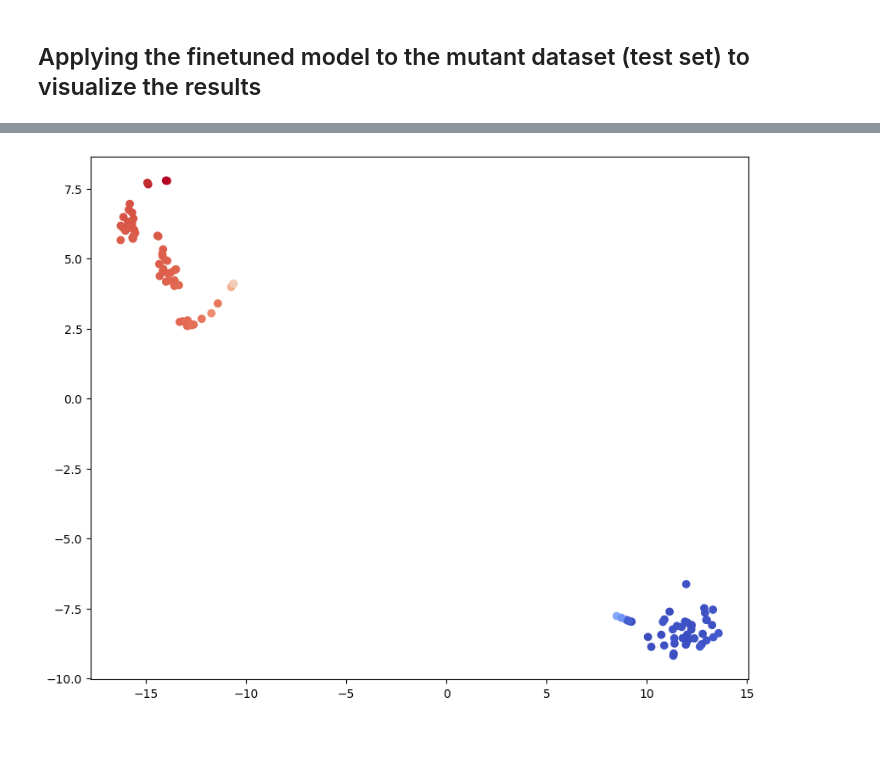
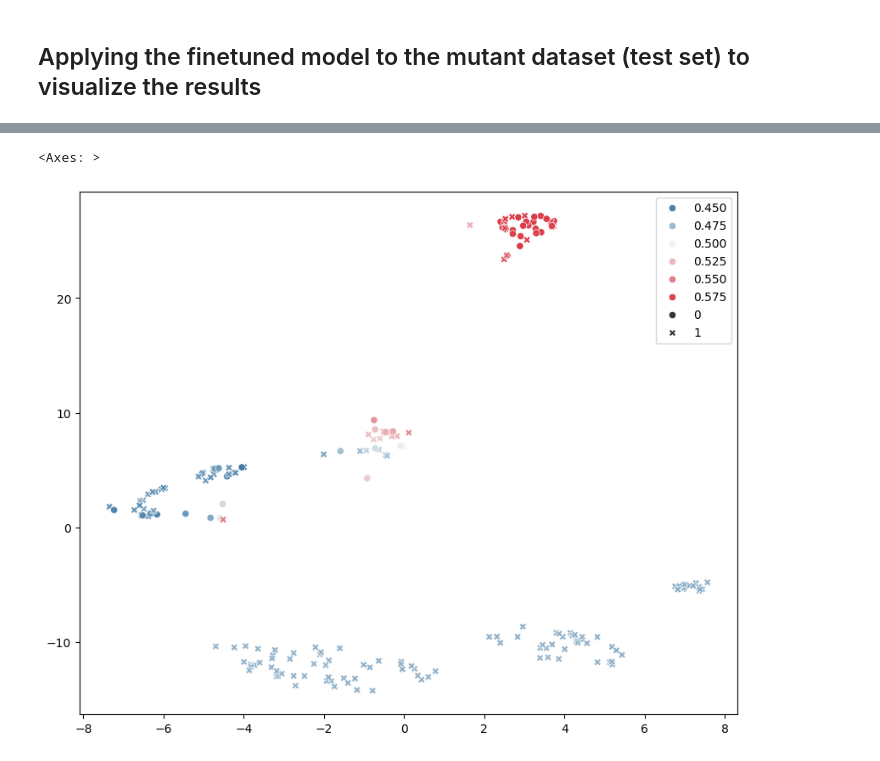
Before and after one commit to kaustubh-amritkar/lora_esm_classification, a Jupyter notebook: analysis/apply_lora_on_esm.ipynb, the cells around one changed output, grey strips where cells are left out. Drawn from its saved outputs; the diff is of its cells as text; code cells hidden in the pictures.

Commit message:
Updated the part for binary activity prediction on mutant dataset

```diff
--- a/analysis/apply_lora_on_esm.ipynb
+++ b/analysis/apply_lora_on_esm.ipynb
@@ -287,8 +280,10 @@ class CustomModel(EsmPreTrainedModel):
 
         return outputs
 # %%
-base_model = CustomModel()
-loaded_model = PeftModel.from_pretrained(base_model, model_path).to(torch.device("cuda:0"))
+device = torch.device("cuda:0" if torch.cuda.is_available() else "cpu")
+
+base_model = CustomModel().to(device)
+loaded_model = PeftModel.from_pretrained(base_model, model_path).to(device)
 loaded_model.eval()
 # Load base_model_path to base_model
 # base_model.load_state_dict(torch.load(model_path))
@@ -316,7 +311,7 @@ PeftModelForTokenClassification(
 # %%
 loaded_tokenizer = AutoTokenizer.from_pretrained(model_path)
 # %%
-formIII_mutants = combined_dataset.query('LSU_id.str.startswith("Anc3")')
-formIII_seqs = formIII_mutants['LSU_SSU_seq'].to_list()
-formIII_labels = formIII_mutants['activity_binary'].to_list()
-formIII_ids = formIII_mutants['LSU_SSU_id'].to_list()
+anc_mutants = combined_dataset.query('LSU_id.str.startswith("Anc")')
+anc_mutant_seqs = anc_mutants['LSU_SSU_seq'].to_list()
+anc_mutant_labels = anc_mutants['activity_binary'].to_list()
+anc_mutant_ids = anc_mutants['LSU_SSU_id'].to_list()
@@ -324,9 +335,10 @@ formIII_ids = formIII_mutants['LSU_SSU_id'].to_list()
 output_pred_formIII = []
 output_emb_formIII = []
 
-for i in range(len(formIII_seqs)):
-    inputs = loaded_tokenizer(formIII_seqs[i], truncation=True, padding='max_length', max_length=1024, return_tensors="pt")
-    labels = [formIII_labels[i]]
+for i in range(len(anc_mutant_seqs)):
+    inputs = loaded_tokenizer(anc_mutant_seqs[i], truncation=True, padding='max_length', max_length=1024, return_tensors="pt")
+    inputs = inputs.to(device)
+    labels = [anc_mutant_labels[i]]
 
     with torch.no_grad():
         outputs = loaded_model(**inputs)["logits"].squeeze(0)
@@ -366,16 +391,24 @@ Anc393_mutant_48-none 0.5521941 1
 # %%
 from sklearn.metrics import pairwise_distances
 from sklearn.manifold import TSNE
 # import umap
 import matplotlib.pyplot as plt
 
 distance_matrix = pairwise_distances(output_emb_formIII, metric="cosine")
 tsne = TSNE(n_components=2, metric="precomputed", init="random", random_state=42)
 tsne_embedding = tsne.fit_transform(distance_matrix)
 # umap_model = umap.UMAP(n_neighbors=5, min_dist=0.3, metric="cosine")
 # tsne_embedding = umap_model.fit_transform(output_emb)
 
+## change the above scatterplot to a seaborn scatterplot and set palette such that hue values below 0.5 are red and above 0.5 are blue
+import seaborn as sns
+import matplotlib.colors as mcolors
+
+cmap = sns.diverging_palette(240, 10, as_cmap=True)
+norm = mcolors.TwoSlopeNorm(vmax=max(output_pred_formIII), vcenter=0.5, vmin=min(output_pred_formIII))
+
 plt.figure(figsize=(10, 8))
-scatter = plt.scatter(tsne_embedding[:, 0], tsne_embedding[:, 1], c=output_pred_formIII, cmap="coolwarm")
+sns.scatterplot(x=tsne_embedding[:, 0], y=tsne_embedding[:, 1], hue=output_pred_formIII, style=anc_mutant_labels, palette=cmap, hue_norm=norm)
 # %% [output]
+<Axes: >
-[figure, old version]
+[figure, new version]
```
Also changed, not shown: parts of 16 cells of this notebook.
